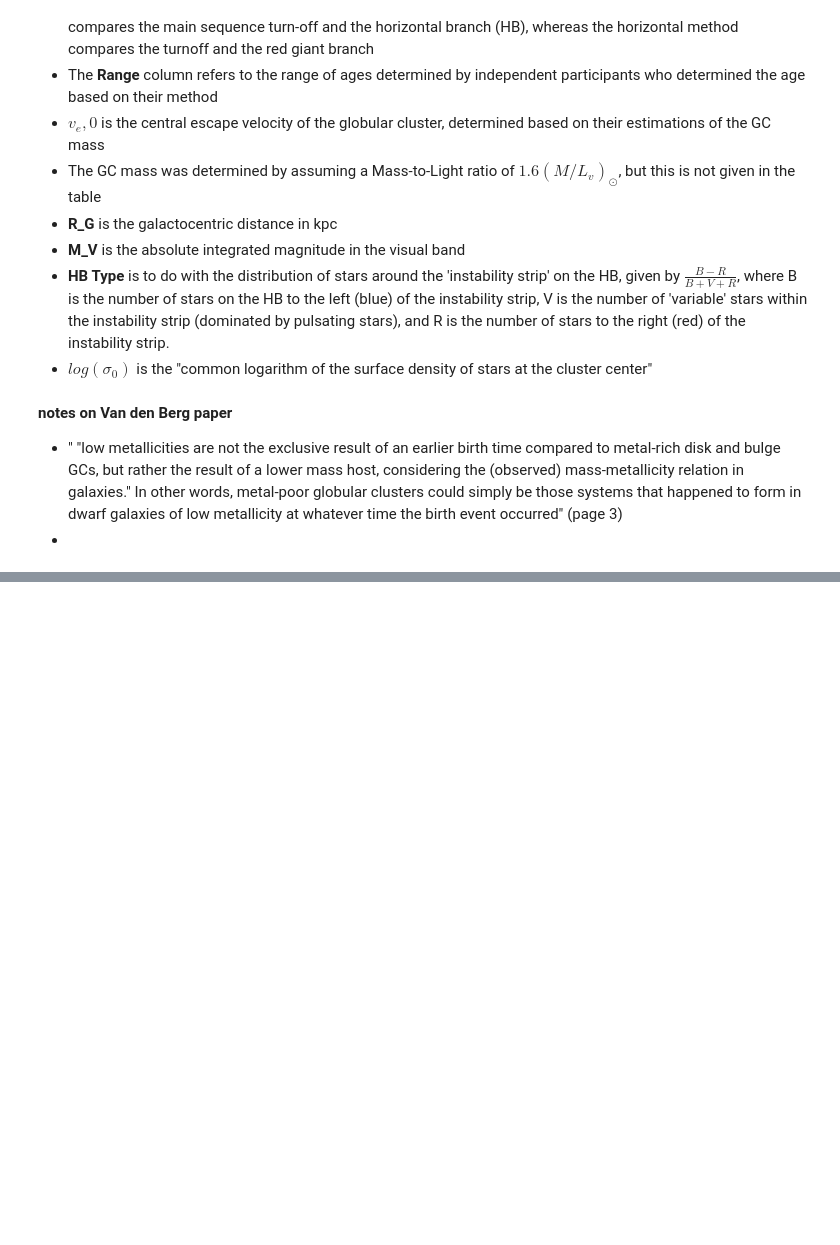
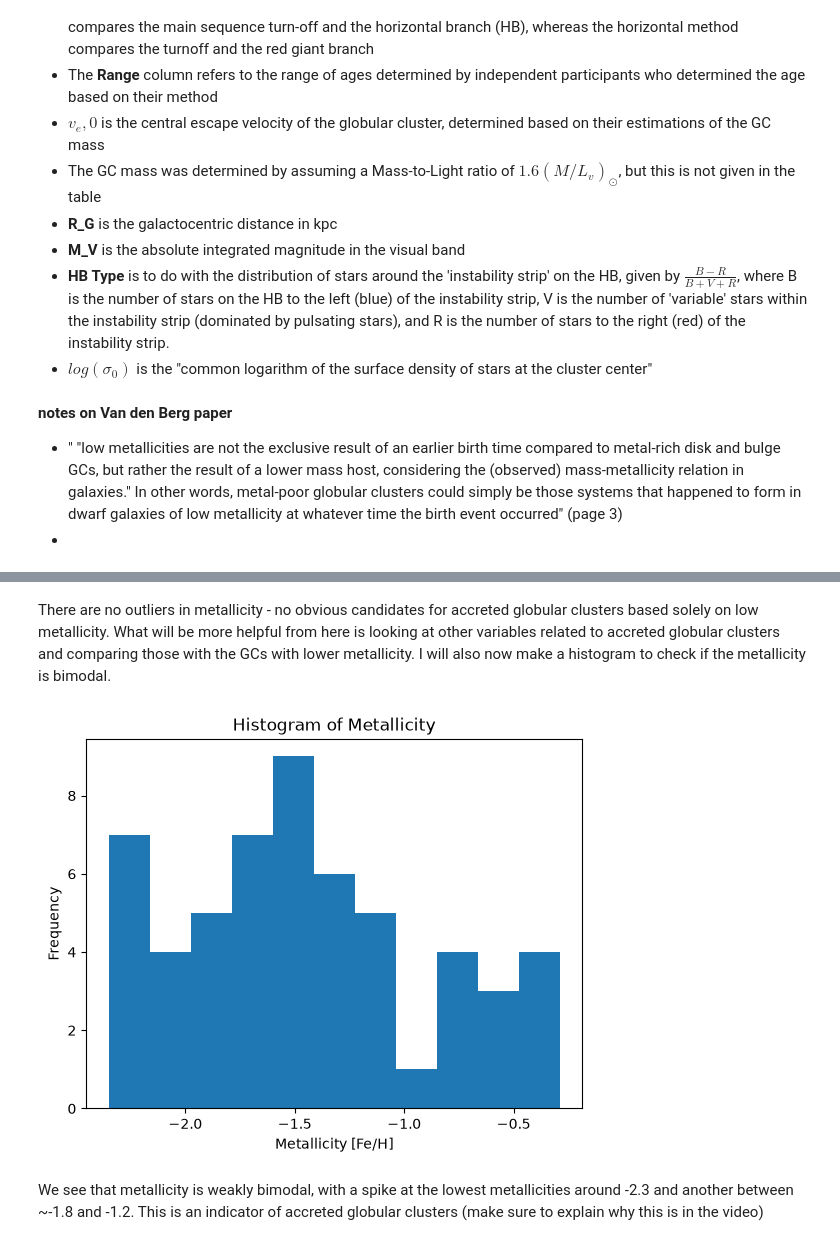
Before and after one commit to matilda-2116/3116_assignment_AshtonMatildaVix, a Jupyter notebook: vandenberg2.ipynb, the cells around one changed output, grey strips where cells are left out. Drawn from its saved outputs; the diff is of its cells as text; code cells hidden in the pictures; blank space fills up the shorter version.

```diff
--- a/vandenberg2.ipynb
+++ b/vandenberg2.ipynb
@@ -43,0 +85,15 @@ dwarf galaxies of low metallicity at whatever time the birth event occurred" (pa
+# %% [markdown]
+There are no outliers in metallicity - no obvious candidates for accreted globular clusters based solely on low metallicity. What will be more helpful from here is looking at other variables related to accreted globular clusters and comparing those with the GCs with lower metallicity. I will also now make a histogram to check if the metallicity is bimodal.
+# %%
+import matplotlib.pyplot as plt
+plt.hist(feh, bins=11) #plots a histogram of the dataframe made from the metallicity column. Bin number controls how many divisions it is separated into.
+#Since the differences in metallicity are quite small, I decided it was appropriate to split it into more bins to capture the details of the data.
+# Splitting it into too many bins would have made the histogram not smooth enough to draw meaningful conclusions from, however.
+plt.title('Histogram of Metallicity')
+plt.ylabel('Frequency')
+plt.xlabel('Metallicity [Fe/H]')
+plt.show()
+# %% [output]
+[figure, added]
+# %% [markdown]
+We see that metallicity is weakly bimodal, with a spike at the lowest metallicities around -2.3 and another between ~-1.8 and -1.2. This is an indicator of accreted globular clusters (make sure to explain why this is in the video)
```
Also changed, not shown: parts of 4 cells of this notebook.
